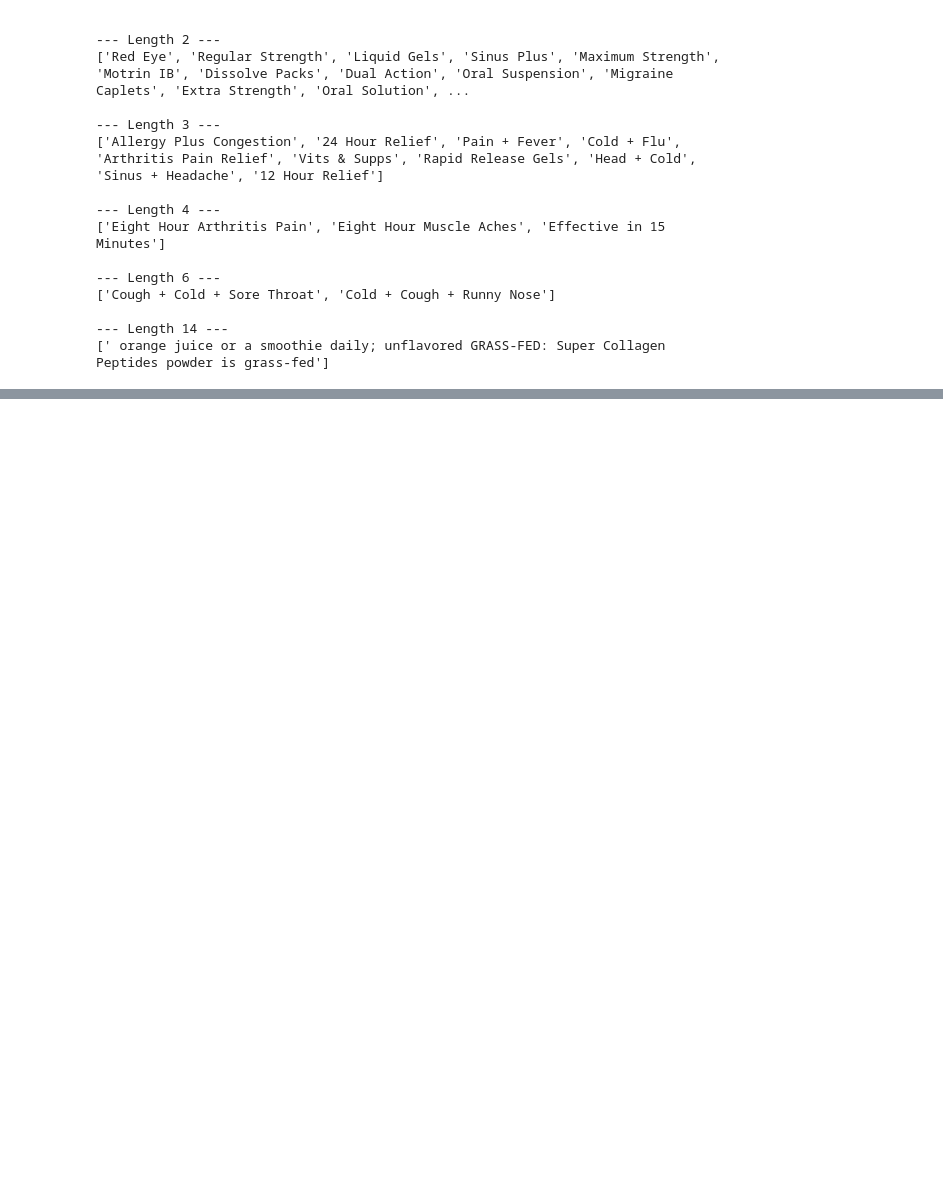
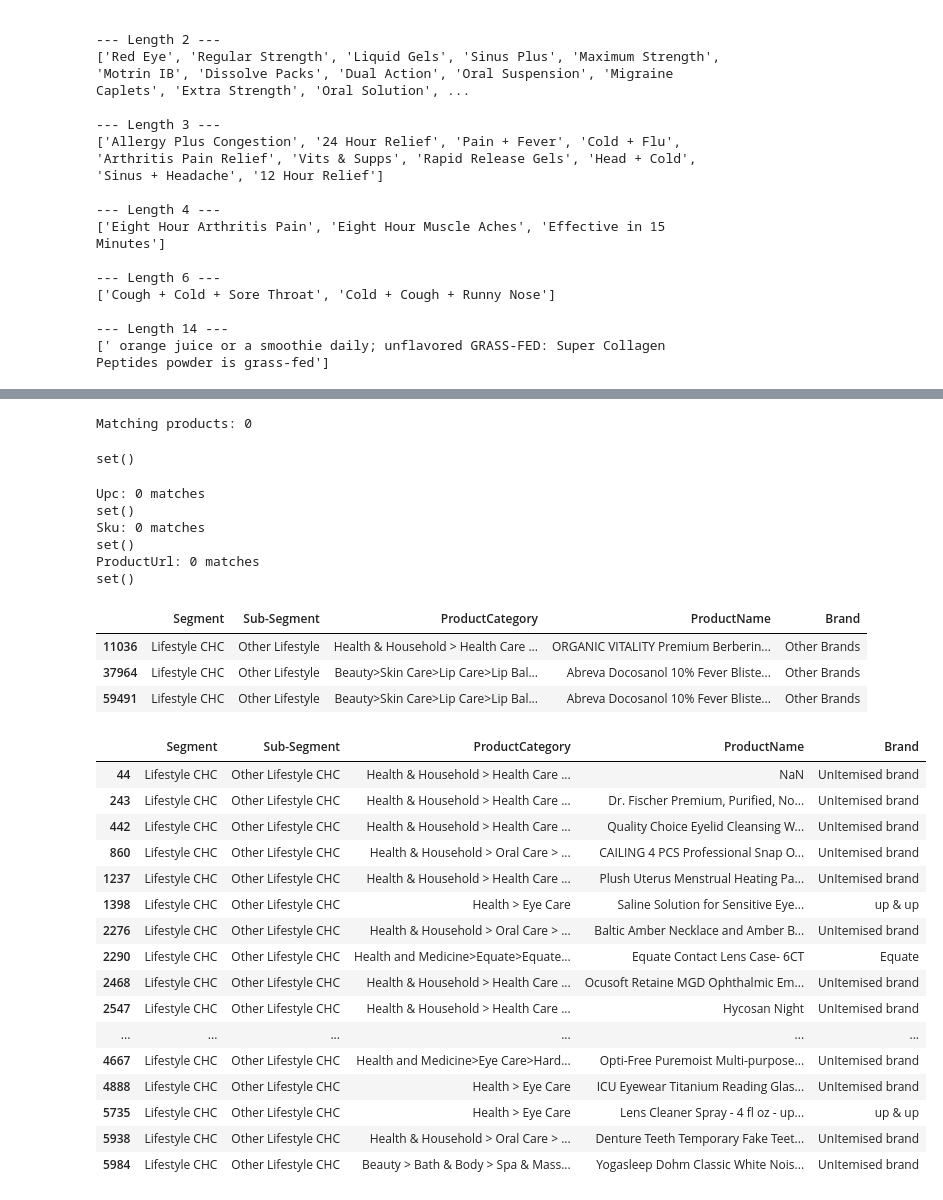
Before and after one commit to import-seb/CatalogIQ-Scope, a Jupyter notebook: notebooks/02_clean_target_cols.ipynb, the cells around one changed output, grey strips where cells are left out. Cells and saved outputs as stored; diff of their text form; code cells hidden in the pictures; blank space fills up the shorter version.

```diff
--- a/notebooks/02_clean_target_cols.ipynb
+++ b/notebooks/02_clean_target_cols.ipynb
@@ -289,0 +589,79 @@ quarantined_df
+# %%
+small = train[train["Sub-Segment"] == "Other Lifestyle"]
+large = train[train["Sub-Segment"] == "Other Lifestyle CHC"]
+
+small_products = set(small["ProductName"].dropna())
+large_products = set(large["ProductName"].dropna())
+
+overlap = small_products & large_products
+
+print("Matching products:", len(overlap))
+display(overlap)
+# %% [output]
+Matching products: 0
+set()
+# %%
+for col in ["Upc", "Sku", "ProductUrl"]:
+    small_values = set(small[col].dropna())
+    large_values = set(large[col].dropna())
+
+    overlap = small_values & large_values
+
+    print(f"{col}: {len(overlap)} matches")
+    print(overlap)
+# %% [output]
+Upc: 0 matches
+set()
+Sku: 0 matches
+set()
+ProductUrl: 0 matches
+set()
+# %%
+display(
+    train.loc[
+        train["Sub-Segment"] == "Other Lifestyle",
+        [
+            "Segment",
+            "Sub-Segment",
+            "ProductCategory",
+            "ProductName",
+            "Brand"
+        ]
+    ]
+)
+# %% [output]
+|  | Segment | Sub-Segment | ProductCategory | ProductName | Brand |
+| 11036 | Lifestyle CHC | Other Lifestyle | Health & Household > Health Care ... | ORGANIC VITALITY Premium Berberin... | Other Brands |
+| 37964 | Lifestyle CHC | Other Lifestyle | Beauty>Skin Care>Lip Care>Lip Bal... | Abreva Docosanol 10% Fever Bliste... | Other Brands |
+| 59491 | Lifestyle CHC | Other Lifestyle | Beauty>Skin Care>Lip Care>Lip Bal... | Abreva Docosanol 10% Fever Bliste... | Other Brands |
+# %%
+display(
+    train.loc[
+        train["Sub-Segment"] == "Other Lifestyle CHC",
+        [
+            "Segment",
+            "Sub-Segment",
+            "ProductCategory",
+            "ProductName",
+            "Brand"
+        ]
+    ].head(20)
+)
+# %% [output]
+|  | Segment | Sub-Segment | ProductCategory | ProductName | Brand |
+| 44 | Lifestyle CHC | Other Lifestyle CHC | Health & Household > Health Care ... | NaN | UnItemised brand |
+| 243 | Lifestyle CHC | Other Lifestyle CHC | Health & Household > Health Care ... | Dr. Fischer Premium, Purified, No... | UnItemised brand |
+| 442 | Lifestyle CHC | Other Lifestyle CHC | Health & Household > Health Care ... | Quality Choice Eyelid Cleansing W... | UnItemised brand |
+| 860 | Lifestyle CHC | Other Lifestyle CHC | Health & Household > Oral Care > ... | CAILING 4 PCS Professional Snap O... | UnItemised brand |
+| 1237 | Lifestyle CHC | Other Lifestyle CHC | Health & Household > Health Care ... | Plush Uterus Menstrual Heating Pa... | UnItemised brand |
+| 1398 | Lifestyle CHC | Other Lifestyle CHC | Health > Eye Care | Saline Solution for Sensitive Eye... | up & up |
+| 2276 | Lifestyle CHC | Other Lifestyle CHC | Health & Household > Oral Care > ... | Baltic Amber Necklace and Amber B... | UnItemised brand |
+| 2290 | Lifestyle CHC | Other Lifestyle CHC | Health and Medicine>Equate>Equate... | Equate Contact Lens Case- 6CT | Equate |
+| 2468 | Lifestyle CHC | Other Lifestyle CHC | Health & Household > Health Care ... | Ocusoft Retaine MGD Ophthalmic Em... | UnItemised brand |
+| 2547 | Lifestyle CHC | Other Lifestyle CHC | Health & Household > Health Care ... | Hycosan Night | UnItemised brand |
+| ... | ... | ... | ... | ... | ... |
+| 4667 | Lifestyle CHC | Other Lifestyle CHC | Health and Medicine>Eye Care>Hard... | Opti-Free Puremoist Multi-purpose... | UnItemised brand |
+| 4888 | Lifestyle CHC | Other Lifestyle CHC | Health > Eye Care | ICU Eyewear Titanium Reading Glas... | UnItemised brand |
+| 5735 | Lifestyle CHC | Other Lifestyle CHC | Health > Eye Care | Lens Cleaner Spray - 4 fl oz - up... | up & up |
+| 5938 | Lifestyle CHC | Other Lifestyle CHC | Health & Household > Oral Care > ... | Denture Teeth Temporary Fake Teet... | UnItemised brand |
+| 5984 | Lifestyle CHC | Other Lifestyle CHC | Beauty > Bath & Body > Spa & Mass... | Yogasleep Dohm Classic White Nois... | UnItemised brand |
```
Also changed, not shown: parts of 27 cells of this notebook, 8 other files.
